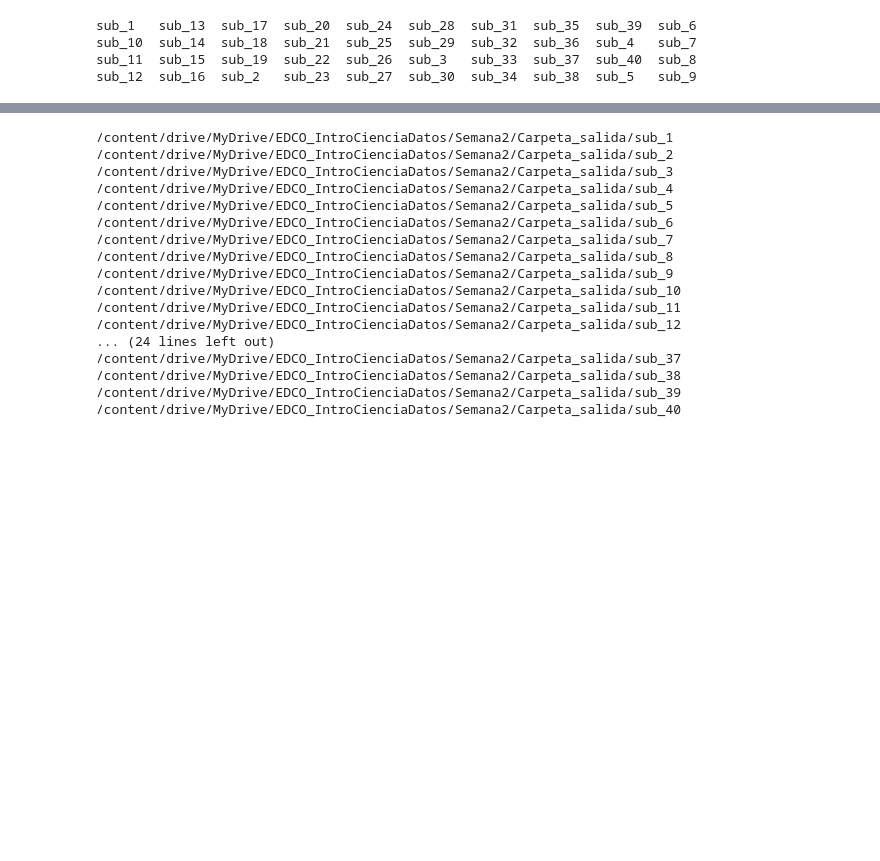
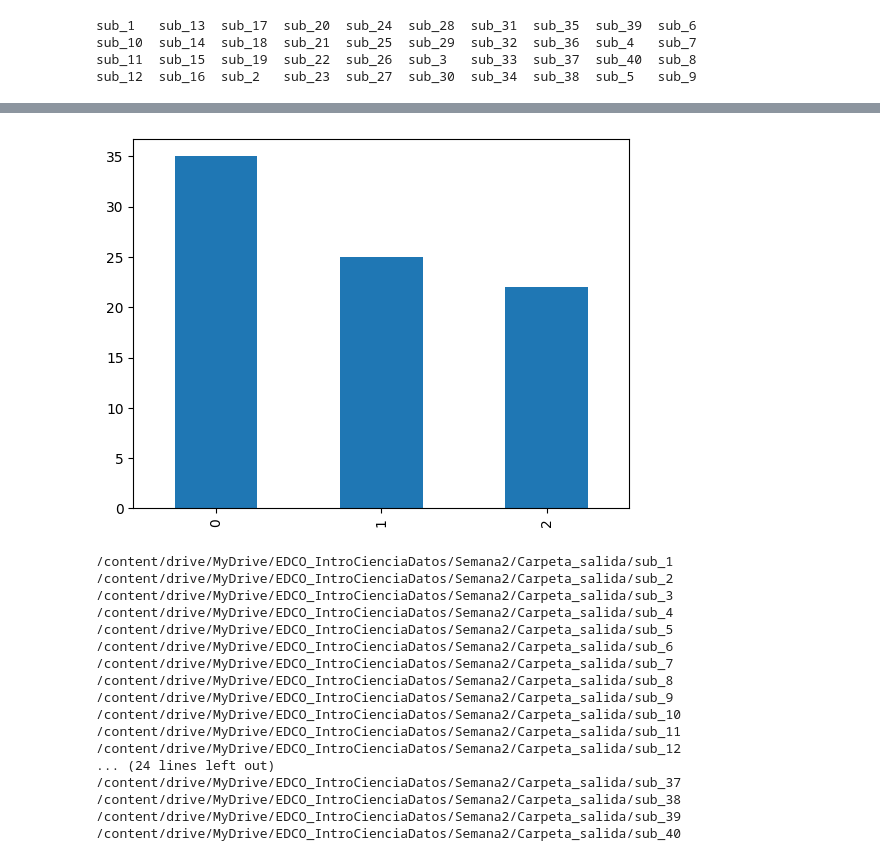
Before and after one commit to asegura4488/EDCO_IntroCienciaDatos, a Jupyter notebook: Semana2/Sesion3.ipynb, the cells around one changed output, grey strips where cells are left out. Cells and saved outputs as stored; diff of their text form; code cells hidden in the pictures; blank space fills up the shorter version.

```diff
--- a/Semana2/Sesion3.ipynb
+++ b/Semana2/Sesion3.ipynb
@@ -312,3 +320,8 @@ sub_12  sub_16  sub_2   sub_23  sub_27  sub_30  sub_34  sub_38  sub_5   sub_9
+# %%
+df['Edad'].plot(kind='bar')
+plt.savefig('edad.png')
+# %% [output]
+[figure, added]
 # %%
 # Como grabamos los datos en cada sub-carpeta
 for i in range(1,41):
```
Also changed, not shown: parts of 3 cells of this notebook.
